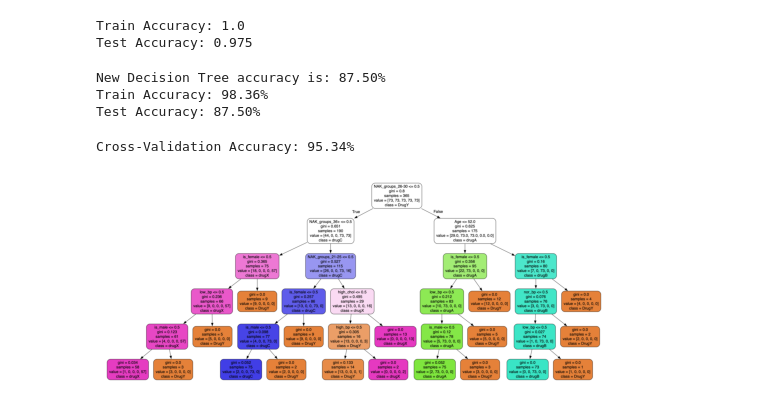
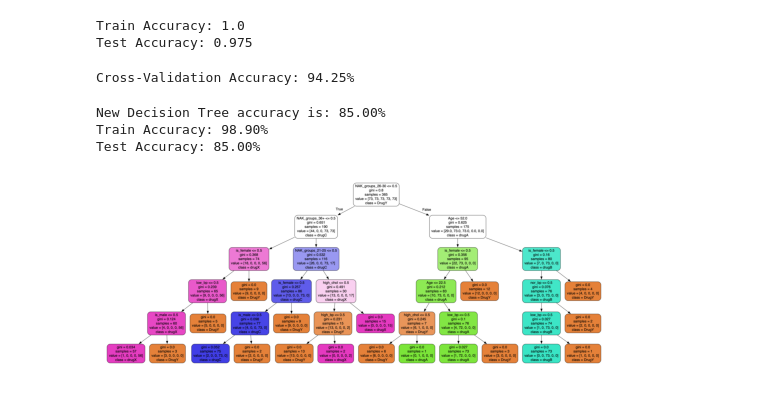
Before and after one commit to romi-v/Machine-Learning-project, a Jupyter notebook: Machine Learning Project.ipynb, the cells around one changed output. Saved outputs shown, nothing was run; the diff lists cells and outputs as text; code cells hidden in the pictures.

Commit message:
uploading improvements

```diff
--- a/Machine Learning Project.ipynb
+++ b/Machine Learning Project.ipynb
@@ -524,22 +544,12 @@ Test Accuracy: 0.975
+# %%
+# Cross-validation
+
+from sklearn.model_selection import cross_val_score
+cv_scores = cross_val_score(DT_model, X_DT_train, y_DT_train, cv=5, scoring="accuracy")
+print("Cross-Validation Accuracy: {:.2f}% ".format(cv_scores.mean()*100))
+# %% [output]
+Cross-Validation Accuracy: 94.25%
 # %%
-# Change params of the decision tree model to reduce overfitting.
-# Decision Trees work well with categories, so binning might help improve its performance.
-# Trying to use subgroups/bin of one variable at a time to avoid creating unnecessary amount of dummy variables and overcomplicating the tree.
-
-X_DT = df.drop(['Sex','Blood_pressure', 'Cholesterol', 'Na_to_K', 'Drug', 'Age_groups'], axis=1)
-y_DT = df['Drug']
-
-X_DT_train, X_DT_test, y_DT_train, y_DT_test = train_test_split(X_DT, y_DT, test_size = 0.2, random_state = 100, stratify=y)
-
-X_DT_train = pd.get_dummies(pd.DataFrame(X_DT_train))
-X_DT_test = pd.get_dummies(pd.DataFrame(X_DT_test))
-
-X_DT_test = X_DT_test.reindex(columns=X_DT_train.columns, fill_value=0)
-
-X_DT_train, y_DT_train = SMOTE().fit_resample(X_DT_train, y_DT_train)
-
-DT_model = DecisionTreeClassifier(max_depth=5, max_leaf_nodes=20, random_state=42)
-
 DT_model.fit(X_DT_train,y_DT_train)
 DT_predictions = DT_model.predict(X_DT_test)
 DT_score = accuracy_score(y_DT_test, DT_predictions)
@@ -547,15 +557,9 @@ print('New Decision Tree accuracy is: {:.2f}%'.format(DT_score*100))
 print("Train Accuracy: {:.2f}%".format(DT_model.score(X_DT_train, y_DT_train)*100))
 print("Test Accuracy: {:.2f}%".format(DT_model.score(X_DT_test, y_DT_test)*100))
 # %% [output]
-New Decision Tree accuracy is: 87.50%
-Train Accuracy: 98.36%
-Test Accuracy: 87.50%
+New Decision Tree accuracy is: 85.00%
+Train Accuracy: 98.90%
+Test Accuracy: 85.00%
-# %%
-from sklearn.model_selection import cross_val_score
-cv_scores = cross_val_score(DT_model, X_DT_train, y_DT_train, cv=5, scoring="accuracy")
-print("Cross-Validation Accuracy: {:.2f}% ".format(cv_scores.mean()*100))
-# %% [output]
-Cross-Validation Accuracy: 95.34%
 # %%
 tree.export_graphviz(DT_model, out_file='drug_selector.dot',
                     feature_names = sorted(X_DT_train.columns),
@@ -564,9 +568,9 @@ tree.export_graphviz(DT_model, out_file='drug_selector.dot',
                     rounded= True,
                     filled=True)
 # %%
-img = mpimg.imread('graphviz_final.png')
+img = mpimg.imread('graphviz.png')
 imgplot = plt.imshow(img)
 plt.axis('off')
 plt.show()
 # %% [output]
-[figure, old version]
+[figure, new version]
```
Also changed, not shown: parts of 11 cells of this notebook, 2 other files.
